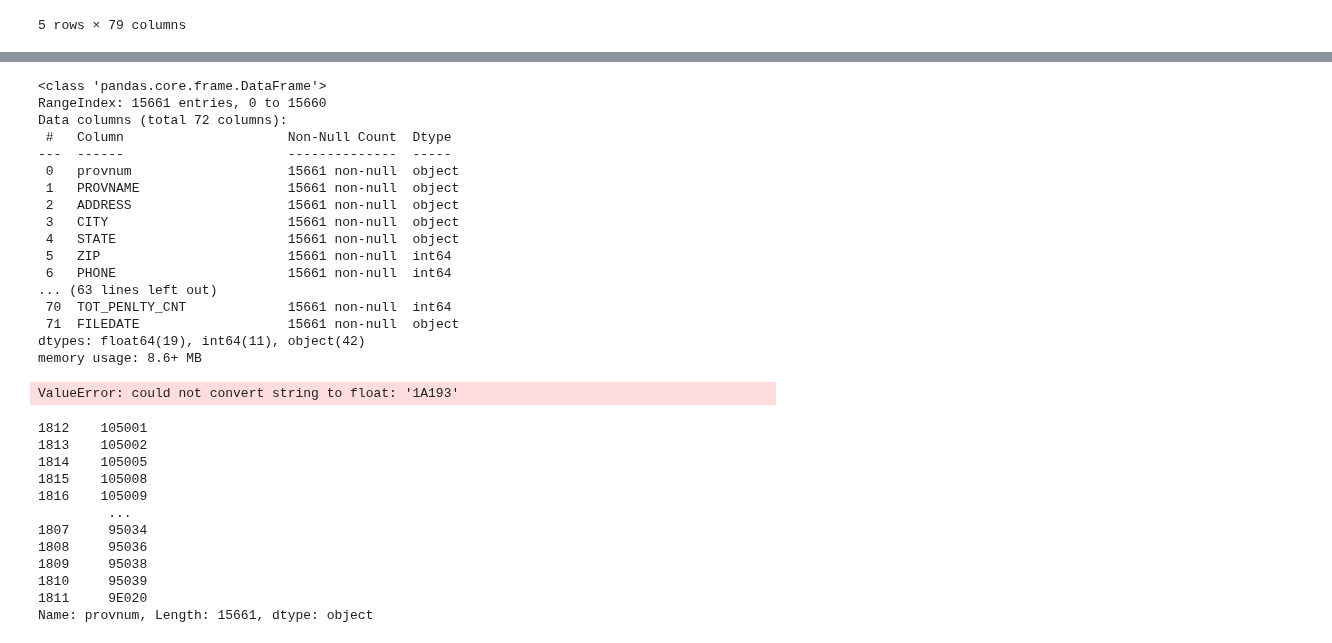
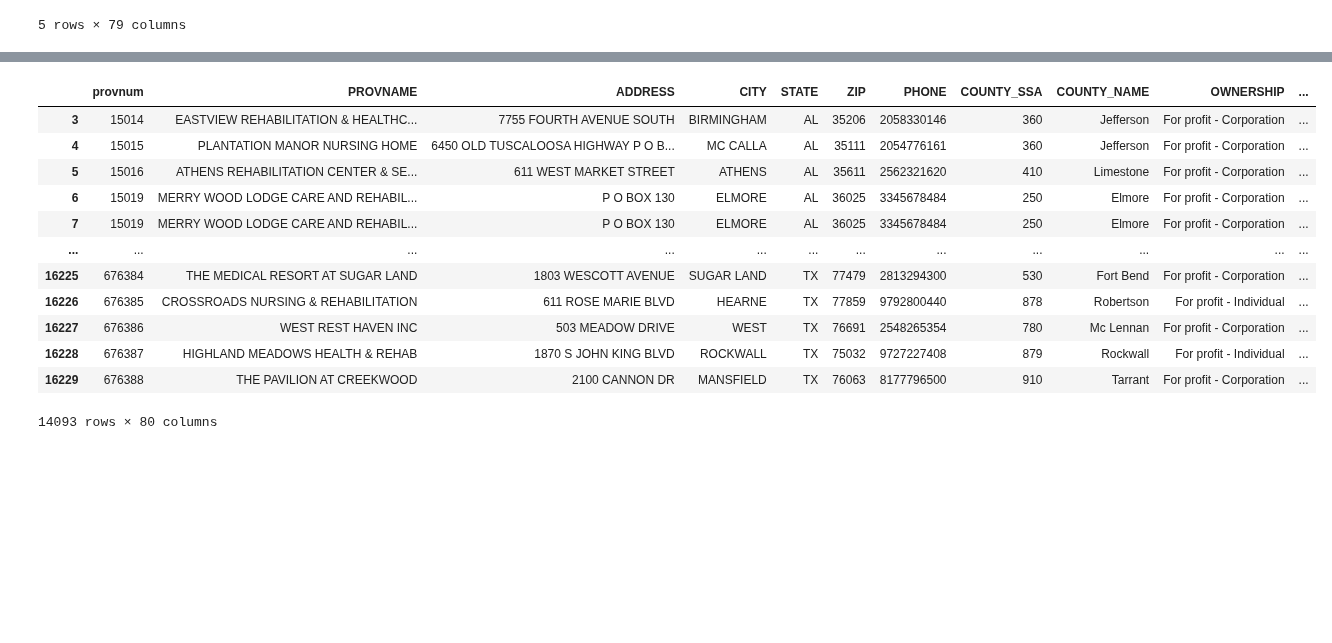
Before and after one commit to Musiik-fn/620-Project-Codebase, a Jupyter notebook: Codebase/620ProjectWhiteboard.ipynb, the cells around one changed output, grey strips where cells are left out. Saved outputs shown, nothing was run; the diff lists cells and outputs as text; code cells hidden in the pictures; blank space fills up the shorter version.

Commit message:
net income merged into provider info (2015)

```diff
--- a/Codebase/620ProjectWhiteboard.ipynb
+++ b/Codebase/620ProjectWhiteboard.ipynb
@@ -964,41 +898,0 @@ dfWithIdentifiers.sort_values(by=['provider_ccn']).head()
-# %%
-providerInfo_df2015.info()
-# %% [output]
-<class 'pandas.core.frame.DataFrame'>
-RangeIndex: 15661 entries, 0 to 15660
-Data columns (total 72 columns):
- #   Column                     Non-Null Count  Dtype
----  ------                     --------------  -----
- 0   provnum                    15661 non-null  object
- 1   PROVNAME                   15661 non-null  object
- 2   ADDRESS                    15661 non-null  object
- 3   CITY                       15661 non-null  object
- 4   STATE                      15661 non-null  object
- 5   ZIP                        15661 non-null  int64
- 6   PHONE                      15661 non-null  int64
-... (63 lines left out)
- 70  TOT_PENLTY_CNT             15661 non-null  int64
- 71  FILEDATE                   15661 non-null  object
-dtypes: float64(19), int64(11), object(42)
-memory usage: 8.6+ MB
-# %%
-providerInfo_df2015['provnum'].astype(float)
-# %% [output]
-ValueError: could not convert string to float: '1A193'
-# %%
-uniqueProvNumIn_df = dfWithIdentifiers['provider_ccn'].unique()
-
-providerInfo_df2015['provnum'].sort_values()
-# %% [output]
-1812    105001
-1813    105002
-1814    105005
-1815    105008
-1816    105009
-         ...
-1807     95034
-1808     95036
-1809     95038
-1810     95039
-1811     9E020
-Name: provnum, Length: 15661, dtype: object
@@ -1004,0 +905,28 @@ Name: provnum, Length: 15661, dtype: object
+# %%
+# Convert 'provnum' to numeric, setting errors='coerce' to convert errors to NaN
+providerInfo_df2015['provnum'] = pd.to_numeric(providerInfo_df2015['provnum'], errors='coerce')
+
+# Drop rows where 'provnum' is NaN (these were the rows with conversion errors)
+providerInfo_df2015.dropna(subset=['provnum'], inplace=True)
+
+providerInfo_df2015['provnum'] = providerInfo_df2015['provnum'].astype(int)
+# %%
+costReport2015 = dfWithIdentifiers[dfWithIdentifiers['year'] == '2015']
+netIncome = costReport2015[['net_income', 'provider_ccn']].sort_values(by = 'provider_ccn')
+netIncome.rename(columns = {'provider_ccn' : 'provnum'}, inplace = True)
+providerInfo2015_netIncome = pd.merge(providerInfo_df2015, netIncome, on = 'provnum', how = 'left')
+providerInfo2015_netIncome.dropna(subset = 'net_income')
+# %% [output]
+|  | provnum | PROVNAME | ADDRESS | CITY | STATE | ZIP | PHONE | COUNTY_SSA | COUNTY_NAME | OWNERSHIP | ... |
+| 3 | 15014 | EASTVIEW REHABILITATION & HEALTHC... | 7755 FOURTH AVENUE SOUTH | BIRMINGHAM | AL | 35206 | 2058330146 | 360 | Jefferson | For profit - Corporation | ... |
+| 4 | 15015 | PLANTATION MANOR NURSING HOME | 6450 OLD TUSCALOOSA HIGHWAY P O B... | MC CALLA | AL | 35111 | 2054776161 | 360 | Jefferson | For profit - Corporation | ... |
+| 5 | 15016 | ATHENS REHABILITATION CENTER & SE... | 611 WEST MARKET STREET | ATHENS | AL | 35611 | 2562321620 | 410 | Limestone | For profit - Corporation | ... |
+| 6 | 15019 | MERRY WOOD LODGE CARE AND REHABIL... | P O BOX 130 | ELMORE | AL | 36025 | 3345678484 | 250 | Elmore | For profit - Corporation | ... |
+| 7 | 15019 | MERRY WOOD LODGE CARE AND REHABIL... | P O BOX 130 | ELMORE | AL | 36025 | 3345678484 | 250 | Elmore | For profit - Corporation | ... |
+| ... | ... | ... | ... | ... | ... | ... | ... | ... | ... | ... | ... |
+| 16225 | 676384 | THE MEDICAL RESORT AT SUGAR LAND | 1803 WESCOTT AVENUE | SUGAR LAND | TX | 77479 | 2813294300 | 530 | Fort Bend | For profit - Corporation | ... |
+| 16226 | 676385 | CROSSROADS NURSING & REHABILITATION | 611 ROSE MARIE BLVD | HEARNE | TX | 77859 | 9792800440 | 878 | Robertson | For profit - Individual | ... |
+| 16227 | 676386 | WEST REST HAVEN INC | 503 MEADOW DRIVE | WEST | TX | 76691 | 2548265354 | 780 | Mc Lennan | For profit - Corporation | ... |
+| 16228 | 676387 | HIGHLAND MEADOWS HEALTH & REHAB | 1870 S JOHN KING BLVD | ROCKWALL | TX | 75032 | 9727227408 | 879 | Rockwall | For profit - Individual | ... |
+| 16229 | 676388 | THE PAVILION AT CREEKWOOD | 2100 CANNON DR | MANSFIELD | TX | 76063 | 8177796500 | 910 | Tarrant | For profit - Corporation | ... |
+14093 rows × 80 columns
```
Also changed, not shown: parts of 14 cells of this notebook, 5 other files.
